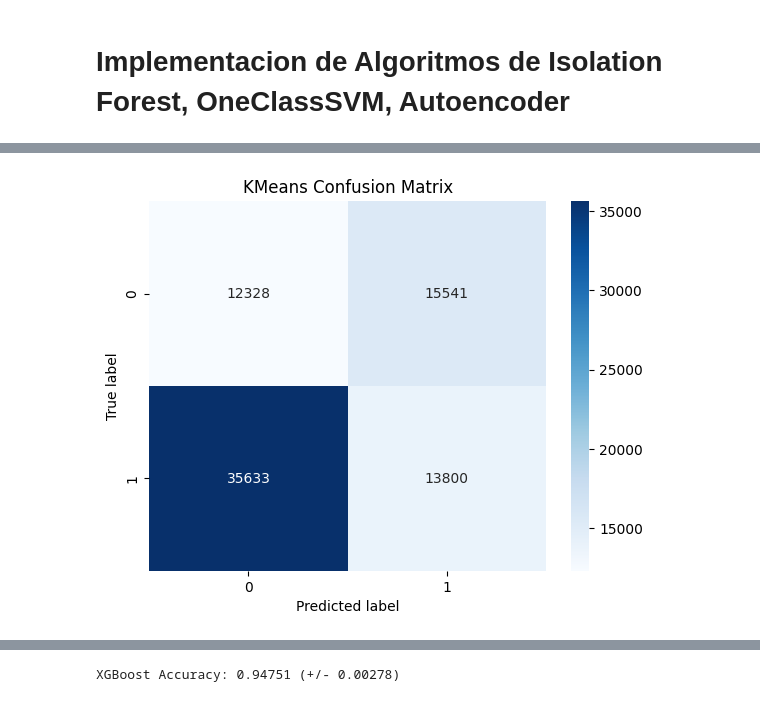
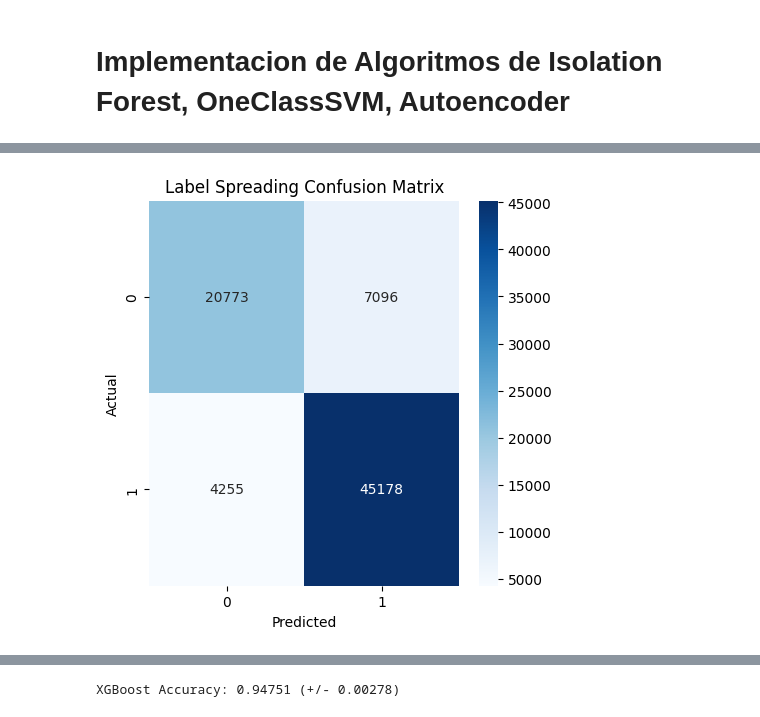
Before and after one commit to GaboLara998/ProyectoIntegrador, a Jupyter notebook: ProyectoIntregradorUSFQ.ipynb, the cells around one changed output, grey strips where cells are left out. Saved outputs shown, nothing was run; the diff lists cells and outputs as text; code cells hidden in the pictures.

```diff
--- a/ProyectoIntregradorUSFQ.ipynb
+++ b/ProyectoIntregradorUSFQ.ipynb
@@ -247,9 +250,9 @@ from sklearn.metrics import recall_score
 # Definir conjunto de parámetros para la búsqueda
 parametros_busqueda = {
     'criterion': ['gini', 'entropy'],
-    'max_depth': [2, 4],
-    'min_samples_split': [2, 4],
-    'min_samples_leaf': [1, 2]
+    'max_depth': [2, 2],
+    'min_samples_split': [2, 2],
+    'min_samples_leaf': [1, 1]
 }
 
 # Clasificador Decision Tree
@@ -403,3 +449,17 @@ feat_importances.nlargest(20).plot(kind='barh', color=['g', 'b'] * 5)
 [figure]
 # %% [markdown]
 # Implementacion de Algoritmos de Isolation Forest, OneClassSVM, Autoencoder
+# %%
+# Ajustar el modelo con un enfoque más refinado
+if_model = IsolationForest(n_estimators=150, max_samples='auto', contamination=0.05, max_features=0.8, bootstrap=True, random_state=42)
+if_model.fit(X_train)
+
+# Predecir anomalías en el conjunto de prueba
+if_predictions = if_model.predict(X_test)
+if_labels = np.where(if_predictions == -1, 1, 0)  # Convertir de -1 para outliers a 1 para anomalías
+
+# Calcular métricas de rendimiento
+print_metrics(y_test, if_labels)
+
+# Graficar la matriz de confusión
+plot_confusion_matrix(y_test, if_labels, "Isolation Forest Confusion Matrix (Refinado)")
@@ -591,39 +724,28 @@ AUC: 0.9455782983569179
 # %%
-from sklearn.cluster import KMeans
 from sklearn.semi_supervised import LabelSpreading
 import numpy as np
+from sklearn.metrics import accuracy_score, precision_score, recall_score, roc_auc_score, confusion_matrix
+import seaborn as sns
+import matplotlib.pyplot as plt
+from sklearn.model_selection import GridSearchCV
 
-# Crear el modelo KMeans
-kmeans = KMeans(n_clusters=2, random_state=0)
-
-# Entrenar el modelo
-kmeans.fit(X_train)
-
-# Hacer predicciones en los datos de prueba con KMeans
-kmeans_predictions = kmeans.predict(X_test)
-
-# Calcular métricas de rendimiento para KMeans
-print("\nKMeans:")
-print("Accuracy:", accuracy_score(y_test, kmeans_predictions))
-print("Precision:", precision_score(y_test, kmeans_predictions))
-print("Recall:", recall_score(y_test, kmeans_predictions))
-print("AUC:", roc_auc_score(y_test, kmeans_predictions))
-
-# Graficar la matriz de confusión para KMeans
-conf_mat_kmeans = confusion_matrix(y_test, kmeans_predictions)
-sns.heatmap(conf_mat_kmeans, annot=True, fmt='d', cmap='Blues')
-plt.ylabel('True label')
-plt.xlabel('Predicted label')
-plt.title("KMeans Confusion Matrix")
-plt.show()
+# Función para graficar la matriz de confusión
+def plot_confusion_matrix(y_true, y_pred, title):
+    cm = confusion_matrix(y_true, y_pred)
+    plt.figure(figsize=(5, 5))
+    sns.heatmap(cm, annot=True, fmt='d', cmap="Blues")
+    plt.title(title)
+    plt.xlabel('Predicted')
+    plt.ylabel('Actual')
+    plt.show()
 
 # Etiquetar parte de los datos como no etiquetados (-1)
 labels = np.copy(y_train)
-random_unlabeled_points = np.random.choice(len(labels), int(len(labels)*.7), replace=False)
+random_unlabeled_points = np.random.choice(len(labels), int(len(labels) * 0.5), replace=False)  # Reducido a 50%
 labels[random_unlabeled_points] = -1
 
-# Crear el modelo de propagación de etiquetas
-label_propagation_model = LabelSpreading(kernel='knn', alpha=0.8)
+# Crear el modelo de propagación de etiquetas con configuración inicial
+label_propagation_model = LabelSpreading(kernel='knn', alpha=0.8, n_neighbors=7)
 
 # Entrenar el modelo de propagación de etiquetas
 label_propagation_model.fit(X_train, labels)
@@ -631,7 +753,7 @@ label_propagation_model.fit(X_train, labels)
 # Hacer predicciones en los datos de prueba con Label Spreading
 predictions = label_propagation_model.predict(X_test)
 
-# Calcular métricas de rendimiento con Label Spreading
+# Imprimir métricas de rendimiento
 print("\nLabel Spreading:")
 print("Accuracy:", accuracy_score(y_test, predictions))
 print("Precision:", precision_score(y_test, predictions))
@@ -639,10 +761,31 @@ print("Recall:", recall_score(y_test, predictions))
 print("AUC:", roc_auc_score(y_test, predictions))
 
 # Graficar la matriz de confusión para Label Spreading
-conf_mat_label_spreading = confusion_matrix(y_test, predictions)
-sns.heatmap(conf_mat_label_spreading, annot=True, fmt='d', cmap='Blues')
-plt.ylabel('True label')
-plt.xlabel('Predicted label')
-plt.title("Label Spreading Confusion Matrix")
-plt.show()
+plot_confusion_matrix(y_test, predictions, "Label Spreading Confusion Matrix")
+
+# Optimización Sistemática de Parámetros con GridSearchCV
+param_grid = {
+    'alpha': [0.2, 0.5, 0.8, 1.0],
+    'n_neighbors': [3, 5, 7, 10]
+}
+
+grid_search = GridSearchCV(LabelSpreading(kernel='knn'), param_grid, cv=5)
+grid_search.fit(X_train, labels)
+
+# Imprimir los mejores parámetros y el mejor puntaje de GridSearchCV
+print("Mejores parámetros encontrados: ", grid_search.best_params_)
+print("Mejor puntaje encontrado: ", grid_search.best_score_)
+
+# Utilizar el mejor modelo de Label Spreading para hacer predicciones
+best_label_spreading_model = grid_search.best_estimator_
+predictions_optimized = best_label_spreading_model.predict(X_test)
+
+# Imprimir métricas de rendimiento para el modelo optimizado
+print("\nLabel Spreading Optimizado:")
+print("Accuracy:", accuracy_score(y_test, predictions_optimized))
+print("Precision:", precision_score(y_test, predictions_optimized))
+print("Recall:", recall_score(y_test, predictions_optimized))
+print("AUC:", roc_auc_score(y_test, predictions_optimized))
+print_metrics(y_test, predictions_optimized)
+plot_confusion_matrix(y_test, predictions_optimized, "Optimized Label Spreading Confusion Matrix")
 # %% [output]
@@ -654 +797 @@ AUC: 0.36076052233178235
-[figure, old version]
+[figure, new version]
```
Also changed, not shown: parts of 32 cells of this notebook.
